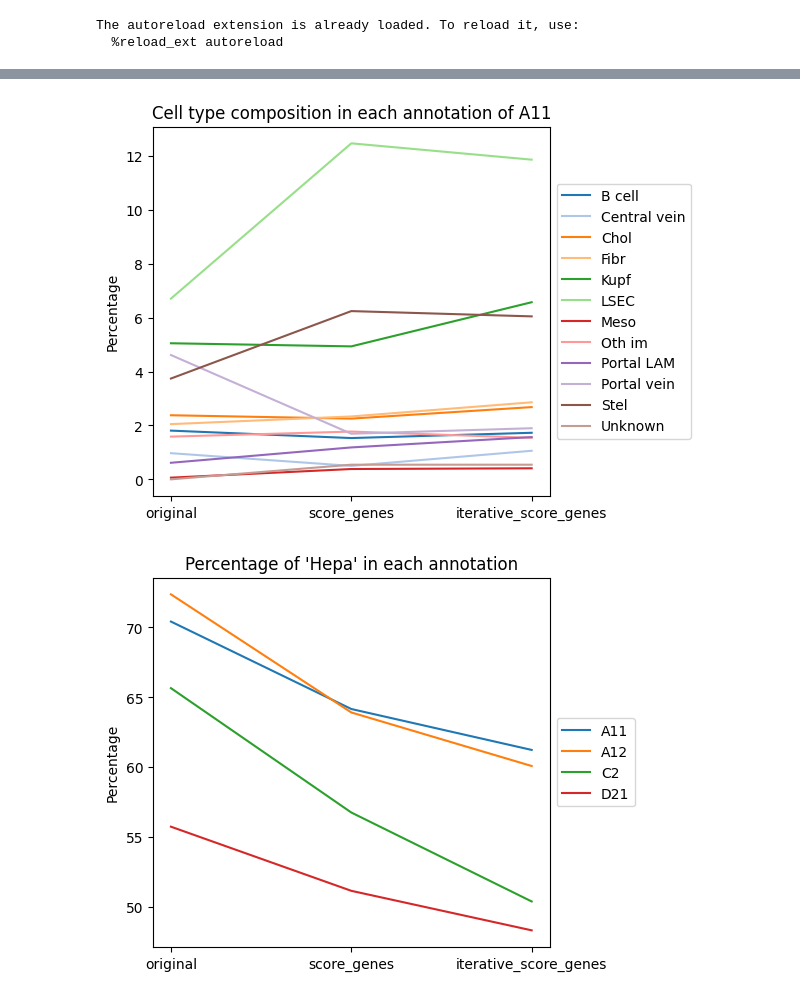
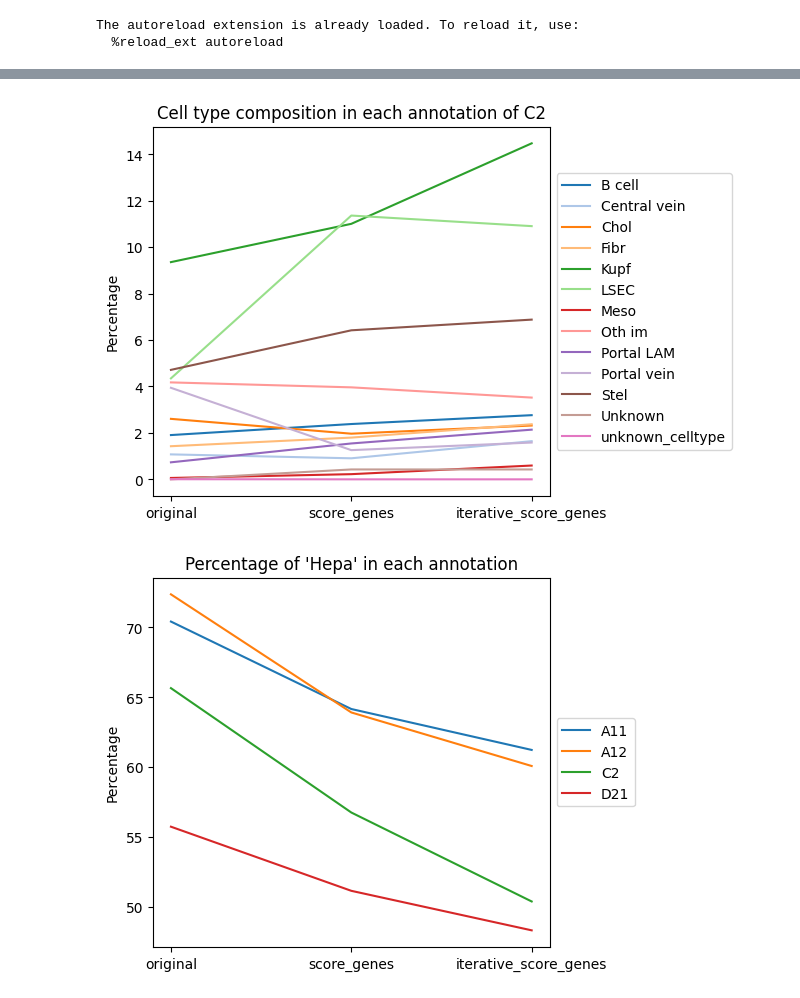
Before and after one commit to WoutVanhenden/Thesis, a Jupyter notebook: compare_clusterings.ipynb, the cells around one changed output, grey strips where cells are left out. Cells and saved outputs as stored; diff of their text form; code cells hidden in the pictures.

```diff
--- a/compare_clusterings.ipynb
+++ b/compare_clusterings.ipynb
@@ -152,7 +41,7 @@ ax.legend(loc='center left', bbox_to_anchor=(1, 0.5))
 # %%
-compare_annotations_composition(anndataA11,"A11",annotations,names_anno_plot,drop_cell_types=['Hepa'])
+compare_annotations_composition(anndataC2,"C2",annotations,names_anno_plot,drop_cell_types=['Hepa'])
 # %% [output]
-[figure, old version]
+[figure, new version]
 # %%
 compare_annotations_samples_cell_type_percentage(anndata_objects,samples,annotations,names_anno_plot,chosen_ct='Hepa')
 # %% [output]
```
Also changed, not shown: parts of 9 cells of this notebook, 1 other file.
